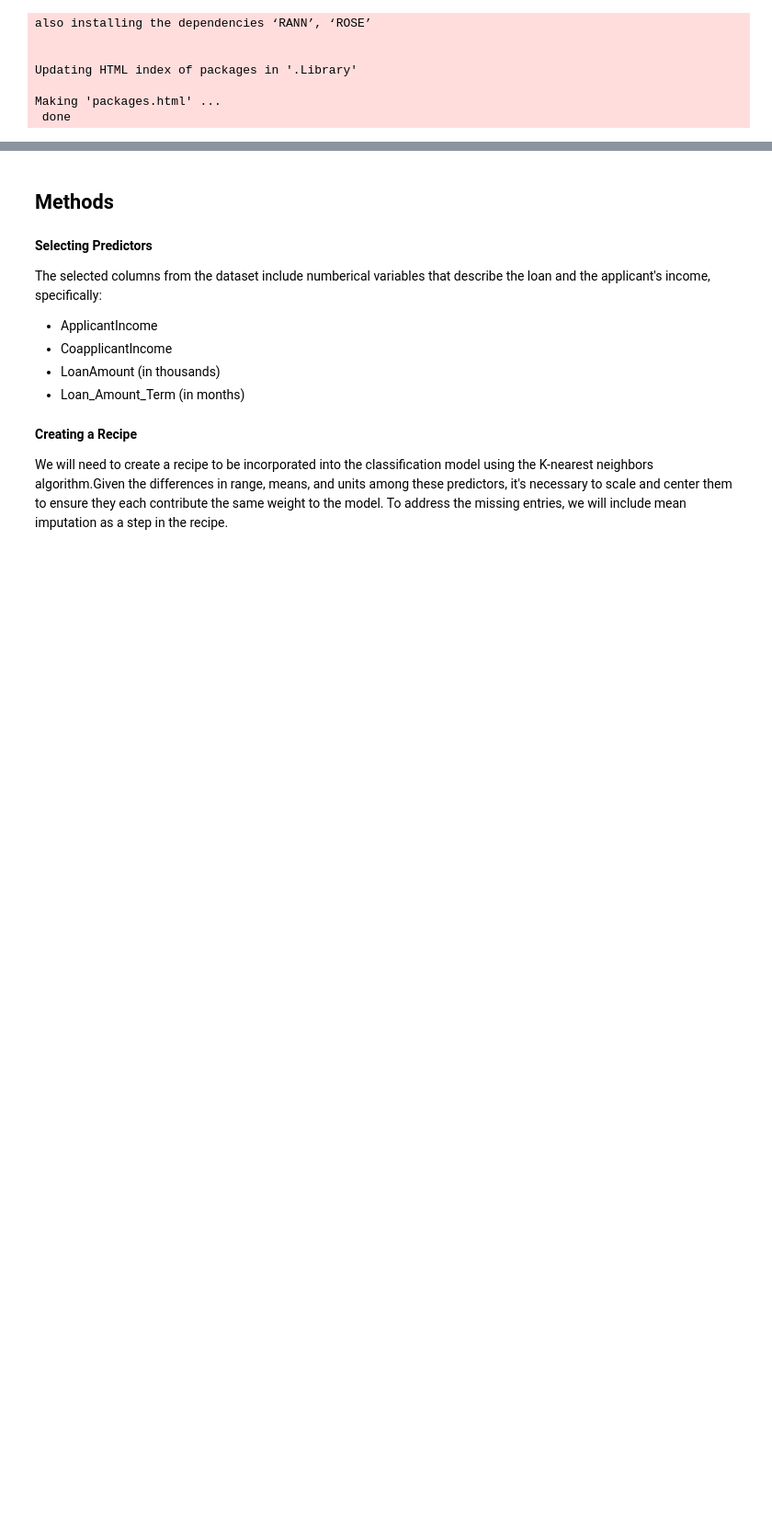
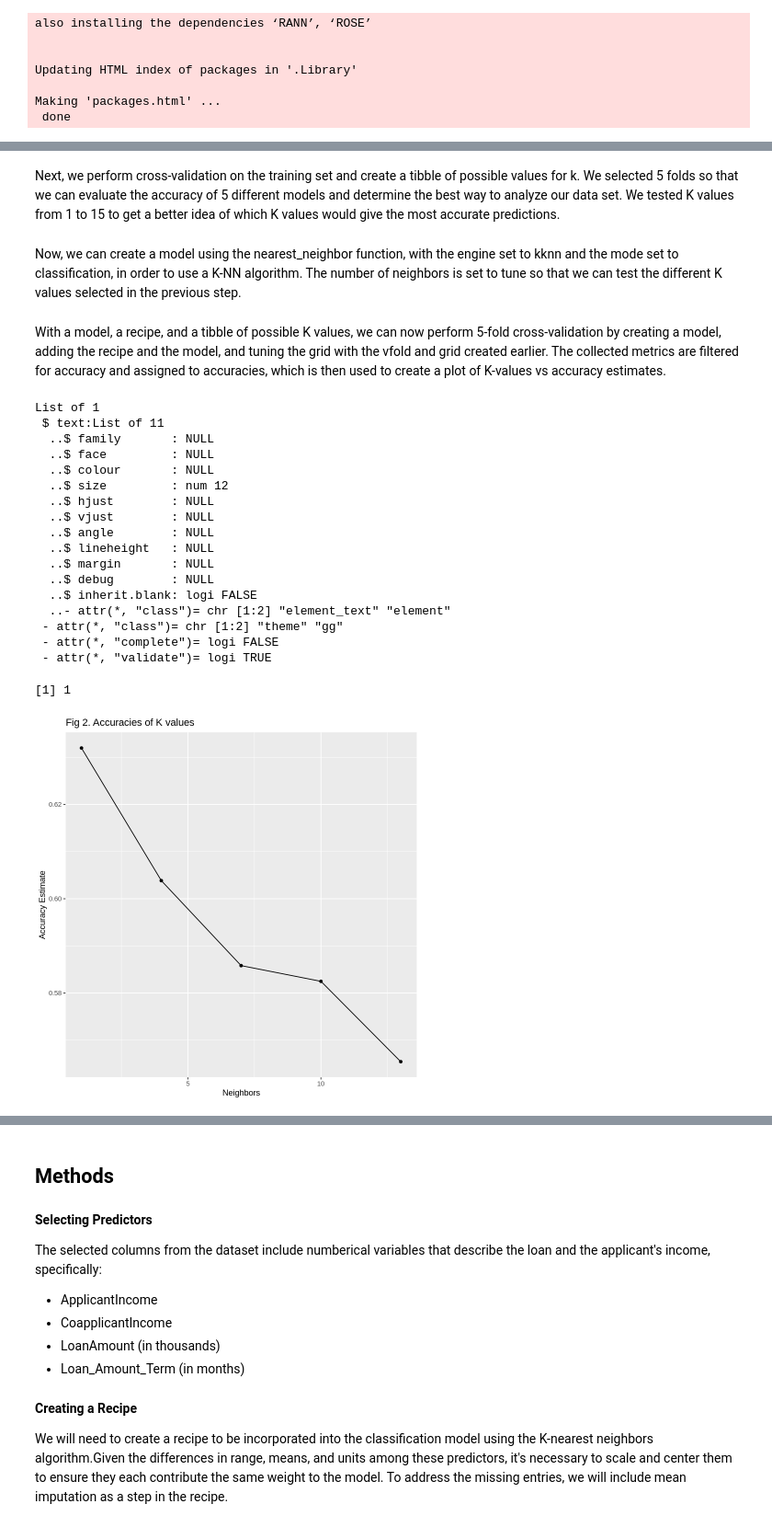
Before and after one commit to lillylaksermerz/dsci100-project, a Jupyter notebook: group_project.ipynb, the cells around one changed output, grey strips where cells are left out. Shown at 92% size. Cells and saved outputs as stored; diff of their text form; code cells hidden in the pictures; blank space fills up the shorter version.

Commit message:
added more to intro, started formatting methods
also added some interpretations and figure/table labels (not done yet)

```diff
--- a/group_project.ipynb
+++ b/group_project.ipynb
@@ -356,0 +316,2 @@ A tibble: 1 × 2
+# %% [markdown]
+Next, we perform cross-validation on the training set and create a tibble of possible values for k. We selected 5 folds so that we can evaluate the accuracy of 5 different models and determine the best way to analyze our data set. We tested K values from 1 to 15 to get a better idea of which K values would give the most accurate predictions.
@@ -356,0 +322,2 @@ A tibble: 1 × 2
+# %% [markdown]
+Now, we can create a model using the nearest_neighbor function, with the engine set to kknn and the mode set to classification, in order to use a K-NN algorithm. The number of neighbors is set to tune so that we can test the different K values selected in the previous step.
@@ -356,0 +328,42 @@ A tibble: 1 × 2
+# %% [markdown]
+With a model, a recipe, and a tibble of possible K values, we can now perform 5-fold cross-validation by creating a model, adding the recipe and the model, and tuning the grid with the vfold and grid created earlier. The collected metrics are filtered for accuracy and assigned to accuracies, which is then used to create a plot of K-values vs accuracy estimates.
+# %%
+ loan_metrics <- workflow() |>
+    add_recipe(loan_recipe) |>
+    add_model(loan_tuning_spec) |>
+    tune_grid(resamples = loan_vfold, grid = loan_vals) |>
+    collect_metrics()
+
+accuracies <- loan_metrics |>
+        filter(.metric == "accuracy")
+
+options(repr.plot.height = 7, repr.plot.width = 7)
+
+cross_val_plot <- accuracies |>
+        ggplot(aes(x = neighbors, y = mean)) +
+        geom_point() +
+        geom_line() +
+        labs(x = "Neighbors", y = "Accuracy Estimate") +
+        ggtitle("Fig 2. Accuracies of K values")
+        theme(text = element_text(size = 12))
+cross_val_plot
+# %% [output]
+List of 1
+ $ text:List of 11
+  ..$ family       : NULL
+  ..$ face         : NULL
+  ..$ colour       : NULL
+  ..$ size         : num 12
+  ..$ hjust        : NULL
+  ..$ vjust        : NULL
+  ..$ angle        : NULL
+  ..$ lineheight   : NULL
+  ..$ margin       : NULL
+  ..$ debug        : NULL
+  ..$ inherit.blank: logi FALSE
+  ..- attr(*, "class")= chr [1:2] "element_text" "element"
+ - attr(*, "class")= chr [1:2] "theme" "gg"
+ - attr(*, "complete")= logi FALSE
+ - attr(*, "validate")= logi TRUE
+[1] 1
+[figure, added]
```
Also changed, not shown: parts of 30 cells of this notebook.
